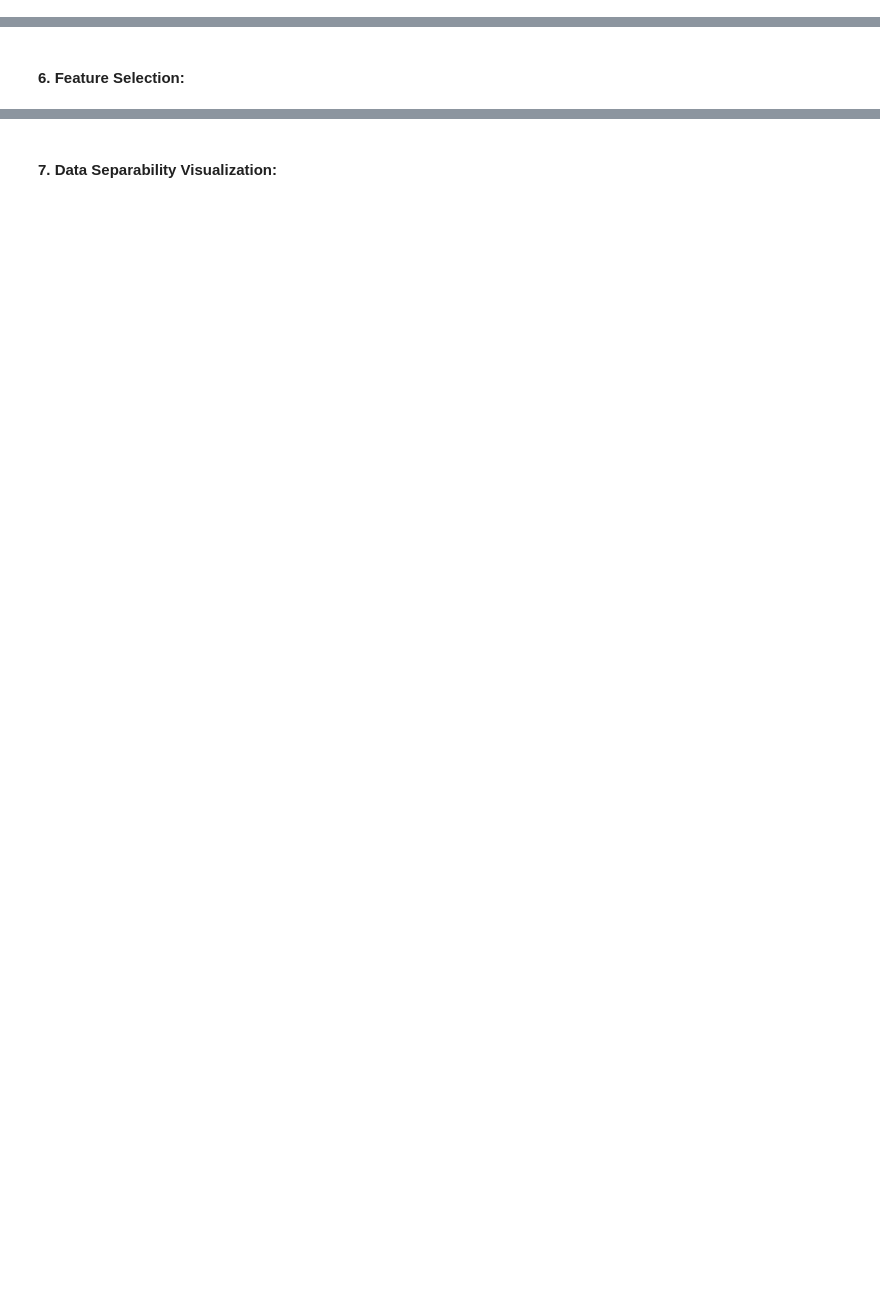
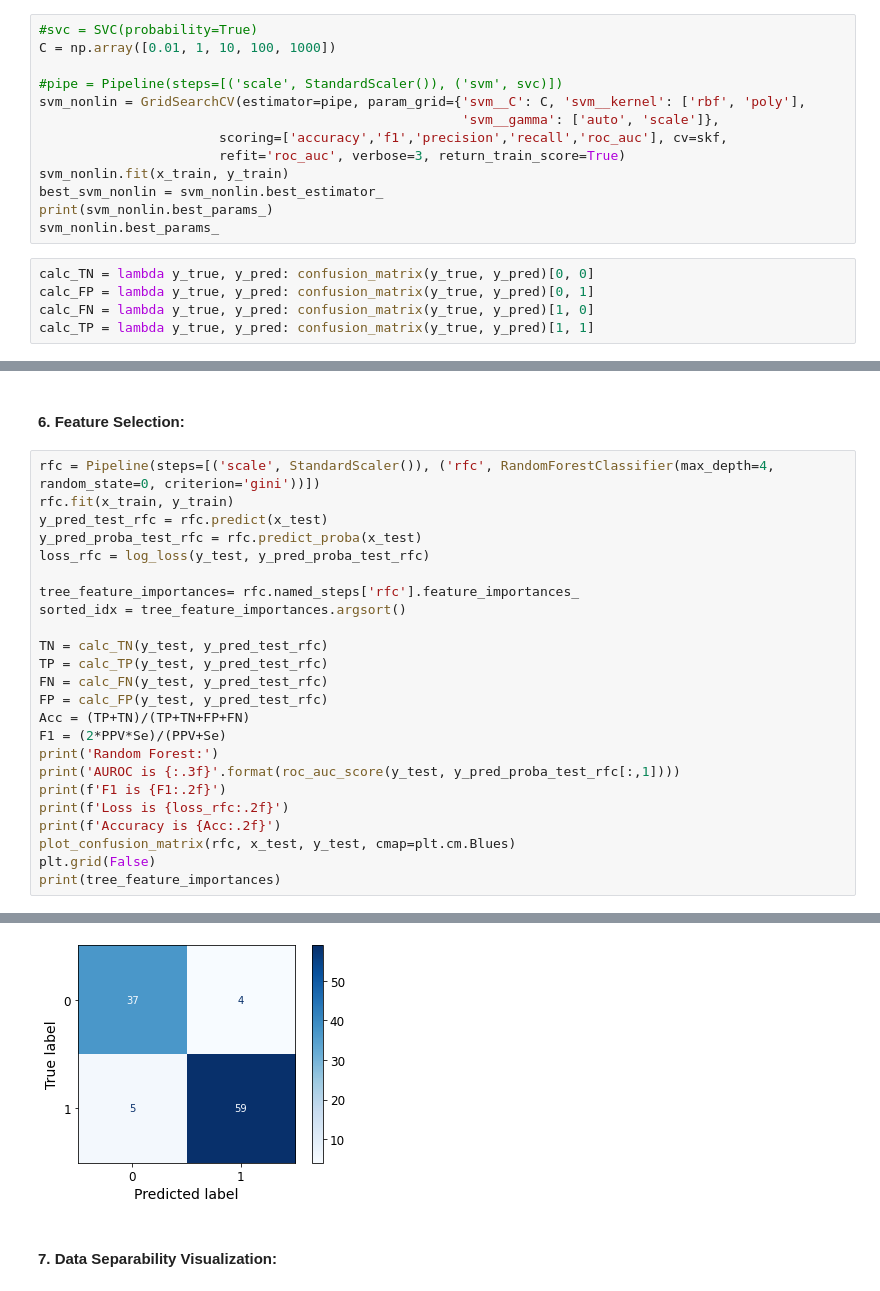
Before and after one commit to mlh-master/hw2_mlh-adi-efrat, a Jupyter notebook: HW2.ipynb, the cells around one changed output, grey strips where cells are left out. Drawn from its saved outputs; the diff is of its cells as text; blank space fills up the shorter version.

```diff
--- a/HW2.ipynb
+++ b/HW2.ipynb
@@ -247,0 +317,18 @@ axes[1].legend(['J_train', 'J_val (n = ' + str(x_val.shape[0]) + ')'])
+# %%
+#svc = SVC(probability=True)
+C = np.array([0.01, 1, 10, 100, 1000])
+
+#pipe = Pipeline(steps=[('scale', StandardScaler()), ('svm', svc)])
+svm_nonlin = GridSearchCV(estimator=pipe, param_grid={'svm__C': C, 'svm__kernel': ['rbf', 'poly'],
+                                                      'svm__gamma': ['auto', 'scale']},
+                       scoring=['accuracy','f1','precision','recall','roc_auc'], cv=skf,
+                       refit='roc_auc', verbose=3, return_train_score=True)
+svm_nonlin.fit(x_train, y_train)
+best_svm_nonlin = svm_nonlin.best_estimator_
+print(svm_nonlin.best_params_)
+svm_nonlin.best_params_
+# %%
+calc_TN = lambda y_true, y_pred: confusion_matrix(y_true, y_pred)[0, 0]
+calc_FP = lambda y_true, y_pred: confusion_matrix(y_true, y_pred)[0, 1]
+calc_FN = lambda y_true, y_pred: confusion_matrix(y_true, y_pred)[1, 0]
+calc_TP = lambda y_true, y_pred: confusion_matrix(y_true, y_pred)[1, 1]
@@ -248,2 +397,27 @@ axes[1].legend(['J_train', 'J_val (n = ' + str(x_val.shape[0]) + ')'])
 # %% [markdown]
 #### 6. Feature Selection:
+# %%
+rfc = Pipeline(steps=[('scale', StandardScaler()), ('rfc', RandomForestClassifier(max_depth=4, random_state=0, criterion='gini'))])
+rfc.fit(x_train, y_train)
+y_pred_test_rfc = rfc.predict(x_test)
+y_pred_proba_test_rfc = rfc.predict_proba(x_test)
+loss_rfc = log_loss(y_test, y_pred_proba_test_rfc)
+
+tree_feature_importances= rfc.named_steps['rfc'].feature_importances_
+sorted_idx = tree_feature_importances.argsort()
+
+TN = calc_TN(y_test, y_pred_test_rfc)
+TP = calc_TP(y_test, y_pred_test_rfc)
+FN = calc_FN(y_test, y_pred_test_rfc)
+FP = calc_FP(y_test, y_pred_test_rfc)
+Acc = (TP+TN)/(TP+TN+FP+FN)
+F1 = (2*PPV*Se)/(PPV+Se)
+print('Random Forest:')
+print('AUROC is {:.3f}'.format(roc_auc_score(y_test, y_pred_proba_test_rfc[:,1])))
+print(f'F1 is {F1:.2f}')
+print(f'Loss is {loss_rfc:.2f}')
+print(f'Accuracy is {Acc:.2f}')
+plot_confusion_matrix(rfc, x_test, y_test, cmap=plt.cm.Blues)
+plt.grid(False)
+print(tree_feature_importances)
+# %% [output]
@@ -250,2 +432,3 @@ axes[1].legend(['J_train', 'J_val (n = ' + str(x_val.shape[0]) + ')'])
+[figure, added]
 # %% [markdown]
 #### 7. Data Separability Visualization:
```
Also changed, not shown: parts of 14 cells of this notebook.
